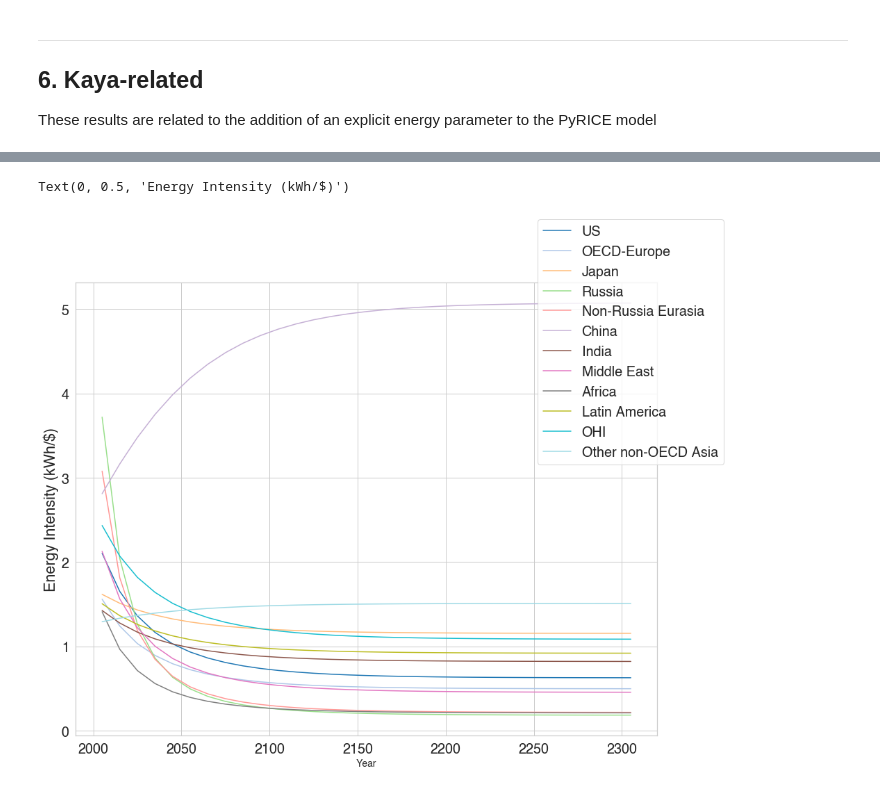
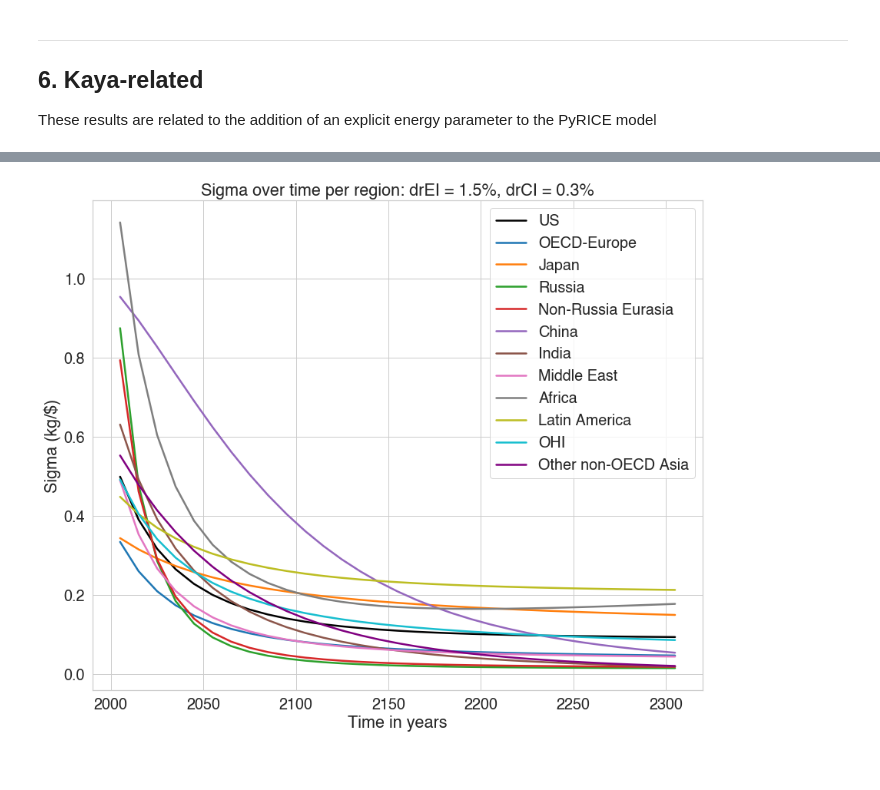
Before and after one commit to maryamalki/PyRICE_2022, a Jupyter notebook: examples/simulation.ipynb, the cells around one changed output, grey strips where cells are left out. Saved outputs shown, nothing was run; the diff lists cells and outputs as text; code cells hidden in the pictures.

```diff
--- a/examples/simulation.ipynb
+++ b/examples/simulation.ipynb
@@ -348,21 +335,31 @@ Text(0, 0.5, 'Carbon Intensity (kg/kWh)')
-# %%
-# Load EI results
-ei_region_results = model.econ_model.energy_intensity
-
-# Set plot
-fig, ax = plt.subplots(figsize = (15,12))
-
-# Set color
-ax.set_prop_cycle(color = colormap_list)
-
-# Plot EI results
-for i, ei in enumerate(ei_region_results):
-    ax.plot(years, ei)
-
-# Set legend
-fig.legend(labels = model.regions_list)
-ax.set_xlabel('Year', fontsize = 14)
-ax.set_ylabel('Energy Intensity (kWh/$)')
-# %% [output]
-Text(0, 0.5, 'Energy Intensity (kWh/$)')
-[figure, removed]
+# %%
+# Load sigma results
+sigma_region_results = model.econ_model.sigma_region
+
+# Set plot
+mosaic = """
+    AA
+    """
+line_with = 5
+fig = plt.figure(constrained_layout=True, figsize=(12, 10))
+ax_dict = fig.subplot_mosaic(mosaic)
+
+# Select region names
+region_names = model.regions_list
+
+# Set colors for visibility
+color = ['black','#1f77b4', '#ff7f0e', '#2ca02c', '#d62728', '#9467bd', '#8c564b', '#e377c2', '#7f7f7f', '#bcbd22', '#17becf', 'purple']
+
+# Plot sigma
+line_with = 2.5
+for idx, region in enumerate(sigma_region_results):
+    ax_dict["A"].plot(years, region, linewidth=line_with, color = color[idx], label=f'{region_names[idx]}')
+    ax_dict["A"].set_title(f'Sigma over time per region: drEI = {drEI_val}, drCI = {drCI_val}')
+    ax_dict["A"].set_xlabel('Time in years')
+    ax_dict["A"].set_ylabel('Sigma (kg/$)')
+
+plt.legend()
+plt.savefig(f"results/sigma_{run}")
+plt.show()
+# %% [output]
+[figure, added]
```
Also changed, not shown: parts of 19 cells of this notebook, 2 other files.
